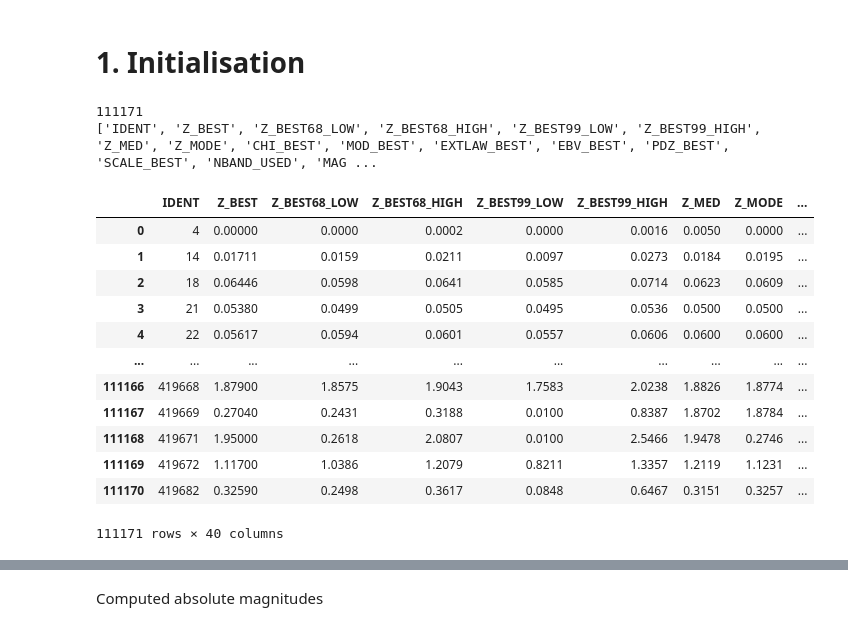
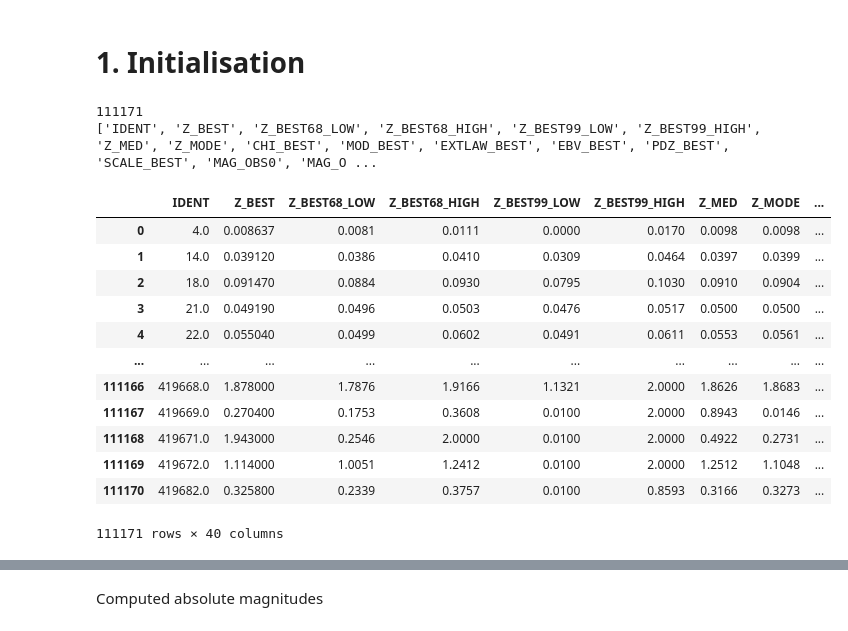
Before and after one commit to lephare-photoz/lephare, a Jupyter notebook: training_stats/notebooks/lephare_results_stats.ipynb, the cells around one changed output, grey strips where cells are left out. Cells and saved outputs as stored; diff of their text form; code cells hidden in the pictures.

```diff
--- a/training_stats/notebooks/lephare_results_stats.ipynb
+++ b/training_stats/notebooks/lephare_results_stats.ipynb
@@ -9,47 +9,47 @@ import numpy as np
 import matplotlib.pyplot as plt
 import pandas as pd
 import os
 %matplotlib widget
 # %matplotlib inline
 
 ###This notebook essentially uses the output catalog from zphota
-base_dir = '/home/hallouin/Documents/thall_2025/lephare/' #change to your lephare base_dir
-CAT_OUT = os.path.join(base_dir, 'docs/zphota_training/TRAINING_CAT_3.out') #output catalog directory
+base_dir = os.path.abspath(os.path.join(os.getcwd(), '..')) #change to your lephare base_dir
+CAT_OUT = os.path.join(base_dir, 'output_data/TRAINING_CAT_flag.out') #output catalog directory
 
 ##Transform commented header into header for pandas dataframe
 #extract header (line 47 in data file)
 with open(CAT_OUT, "r") as f:
     lines = f.readlines()
     header_line = None
     for line in lines:
         if line.startswith("# IDENT  Z_BEST"): #line used for the header, always starts like this
             header_line = line
             break
 
 #add header to column names
 if header_line:
     column_names = header_line.strip("#").strip().split()
 
 #displays data
 zphota = pd.read_csv(CAT_OUT, sep='\s+', comment="#", header=None, names=column_names) #aphota dataframe
 print(len(zphota))
 print(list(zphota.columns.values))
 zphota
 # %% [output]
 111171
-['IDENT', 'Z_BEST', 'Z_BEST68_LOW', 'Z_BEST68_HIGH', 'Z_BEST99_LOW', 'Z_BEST99_HIGH', 'Z_MED', 'Z_MODE', 'CHI_BEST', 'MOD_BEST', 'EXTLAW_BEST', 'EBV_BEST', 'PDZ_BEST', 'SCALE_BEST', 'NBAND_USED', 'MAG ...
+['IDENT', 'Z_BEST', 'Z_BEST68_LOW', 'Z_BEST68_HIGH', 'Z_BEST99_LOW', 'Z_BEST99_HIGH', 'Z_MED', 'Z_MODE', 'CHI_BEST', 'MOD_BEST', 'EXTLAW_BEST', 'EBV_BEST', 'PDZ_BEST', 'SCALE_BEST', 'MAG_OBS0', 'MAG_O ...
 |  | IDENT | Z_BEST | Z_BEST68_LOW | Z_BEST68_HIGH | Z_BEST99_LOW | Z_BEST99_HIGH | Z_MED | Z_MODE | ... |
-| 0 | 4 | 0.00000 | 0.0000 | 0.0002 | 0.0000 | 0.0016 | 0.0050 | 0.0000 | ... |
-| 1 | 14 | 0.01711 | 0.0159 | 0.0211 | 0.0097 | 0.0273 | 0.0184 | 0.0195 | ... |
-| 2 | 18 | 0.06446 | 0.0598 | 0.0641 | 0.0585 | 0.0714 | 0.0623 | 0.0609 | ... |
-| 3 | 21 | 0.05380 | 0.0499 | 0.0505 | 0.0495 | 0.0536 | 0.0500 | 0.0500 | ... |
-| 4 | 22 | 0.05617 | 0.0594 | 0.0601 | 0.0557 | 0.0606 | 0.0600 | 0.0600 | ... |
+| 0 | 4.0 | 0.008637 | 0.0081 | 0.0111 | 0.0000 | 0.0170 | 0.0098 | 0.0098 | ... |
+| 1 | 14.0 | 0.039120 | 0.0386 | 0.0410 | 0.0309 | 0.0464 | 0.0397 | 0.0399 | ... |
+| 2 | 18.0 | 0.091470 | 0.0884 | 0.0930 | 0.0795 | 0.1030 | 0.0910 | 0.0904 | ... |
+| 3 | 21.0 | 0.049190 | 0.0496 | 0.0503 | 0.0476 | 0.0517 | 0.0500 | 0.0500 | ... |
+| 4 | 22.0 | 0.055040 | 0.0499 | 0.0602 | 0.0491 | 0.0611 | 0.0553 | 0.0561 | ... |
 | ... | ... | ... | ... | ... | ... | ... | ... | ... | ... |
-| 111166 | 419668 | 1.87900 | 1.8575 | 1.9043 | 1.7583 | 2.0238 | 1.8826 | 1.8774 | ... |
-| 111167 | 419669 | 0.27040 | 0.2431 | 0.3188 | 0.0100 | 0.8387 | 1.8702 | 1.8784 | ... |
-| 111168 | 419671 | 1.95000 | 0.2618 | 2.0807 | 0.0100 | 2.5466 | 1.9478 | 0.2746 | ... |
-| 111169 | 419672 | 1.11700 | 1.0386 | 1.2079 | 0.8211 | 1.3357 | 1.2119 | 1.1231 | ... |
-| 111170 | 419682 | 0.32590 | 0.2498 | 0.3617 | 0.0848 | 0.6467 | 0.3151 | 0.3257 | ... |
+| 111166 | 419668.0 | 1.878000 | 1.7876 | 1.9166 | 1.1321 | 2.0000 | 1.8626 | 1.8683 | ... |
+| 111167 | 419669.0 | 0.270400 | 0.1753 | 0.3608 | 0.0100 | 2.0000 | 0.8943 | 0.0146 | ... |
+| 111168 | 419671.0 | 1.943000 | 0.2546 | 2.0000 | 0.0100 | 2.0000 | 0.4922 | 0.2731 | ... |
+| 111169 | 419672.0 | 1.114000 | 1.0051 | 1.2412 | 0.0100 | 2.0000 | 1.2512 | 1.1048 | ... |
+| 111170 | 419682.0 | 0.325800 | 0.2339 | 0.3757 | 0.0100 | 0.8593 | 0.3166 | 0.3273 | ... |
 111171 rows × 40 columns
 # %%
 ### First look at photometric redshift from output file
```
Also changed, not shown: parts of 1 cell of this notebook.
